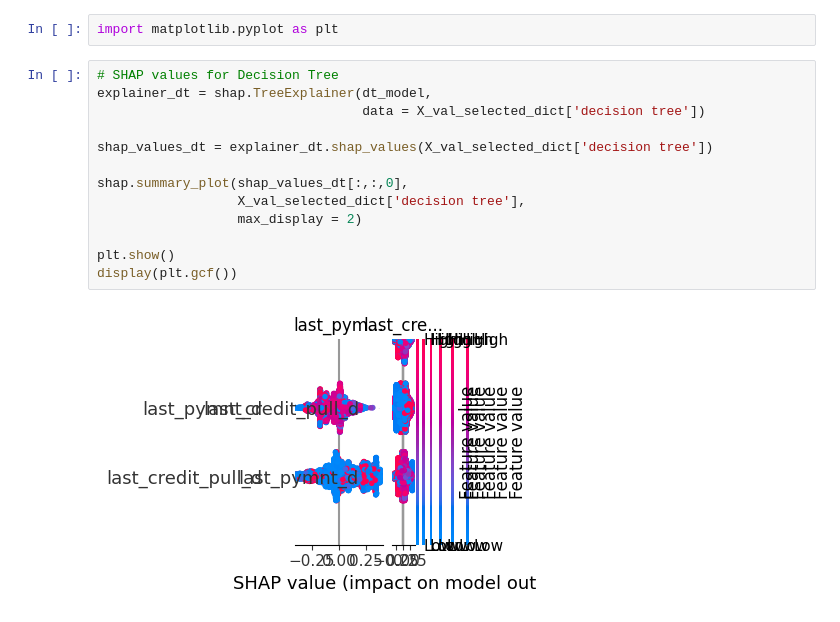
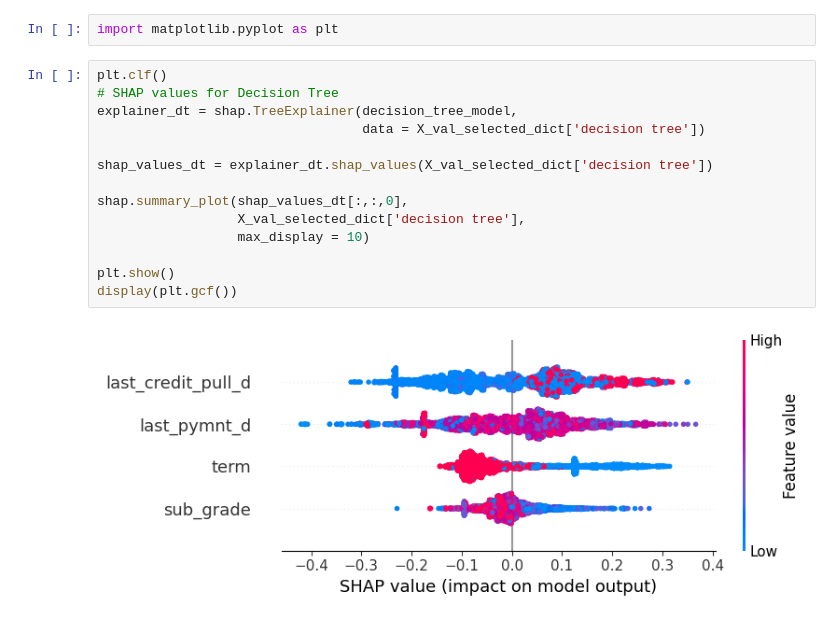
Before and after one commit to Meanliss/Project-midterm, a Jupyter notebook: MIDTERM.ipynb, the cells around one changed output. Drawn from its saved outputs; the diff is of its cells as text.

Commit message:
explain half

```diff
--- a/MIDTERM.ipynb
+++ b/MIDTERM.ipynb
@@ -1347,17 +1345,18 @@ print(X_val_selected_dict['decision tree'].shape)
 # %%
 import matplotlib.pyplot as plt
 # %%
+plt.clf()
 # SHAP values for Decision Tree
-explainer_dt = shap.TreeExplainer(dt_model,
+explainer_dt = shap.TreeExplainer(decision_tree_model,
                                   data = X_val_selected_dict['decision tree'])
 
 shap_values_dt = explainer_dt.shap_values(X_val_selected_dict['decision tree'])
 
 shap.summary_plot(shap_values_dt[:,:,0],
                   X_val_selected_dict['decision tree'],
-                  max_display = 2)
+                  max_display = 10)
 
 plt.show()
 display(plt.gcf())
 # %% [output]
-[figure, old version]
+[figure, new version]
```
Also changed, not shown: parts of 15 cells of this notebook.
